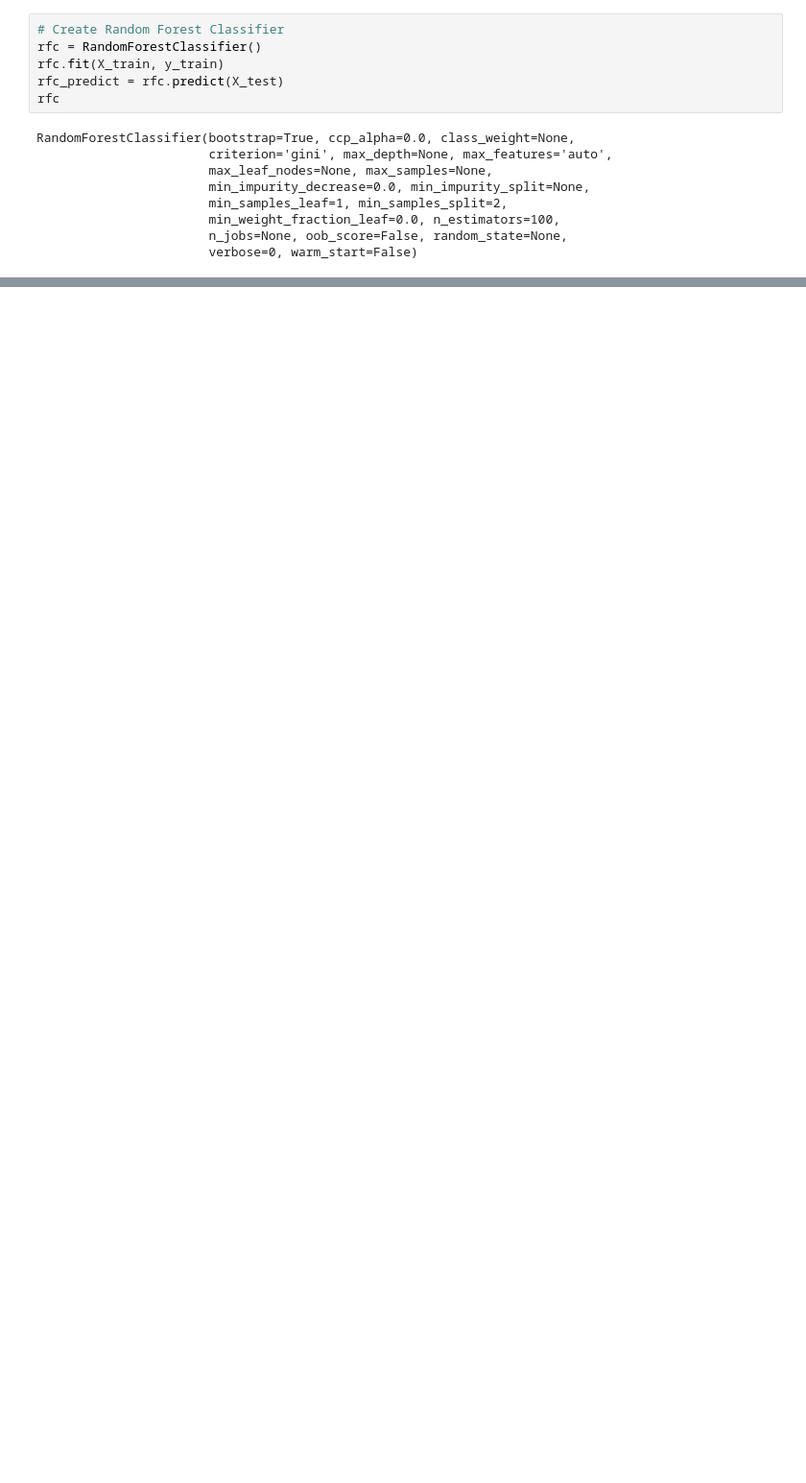
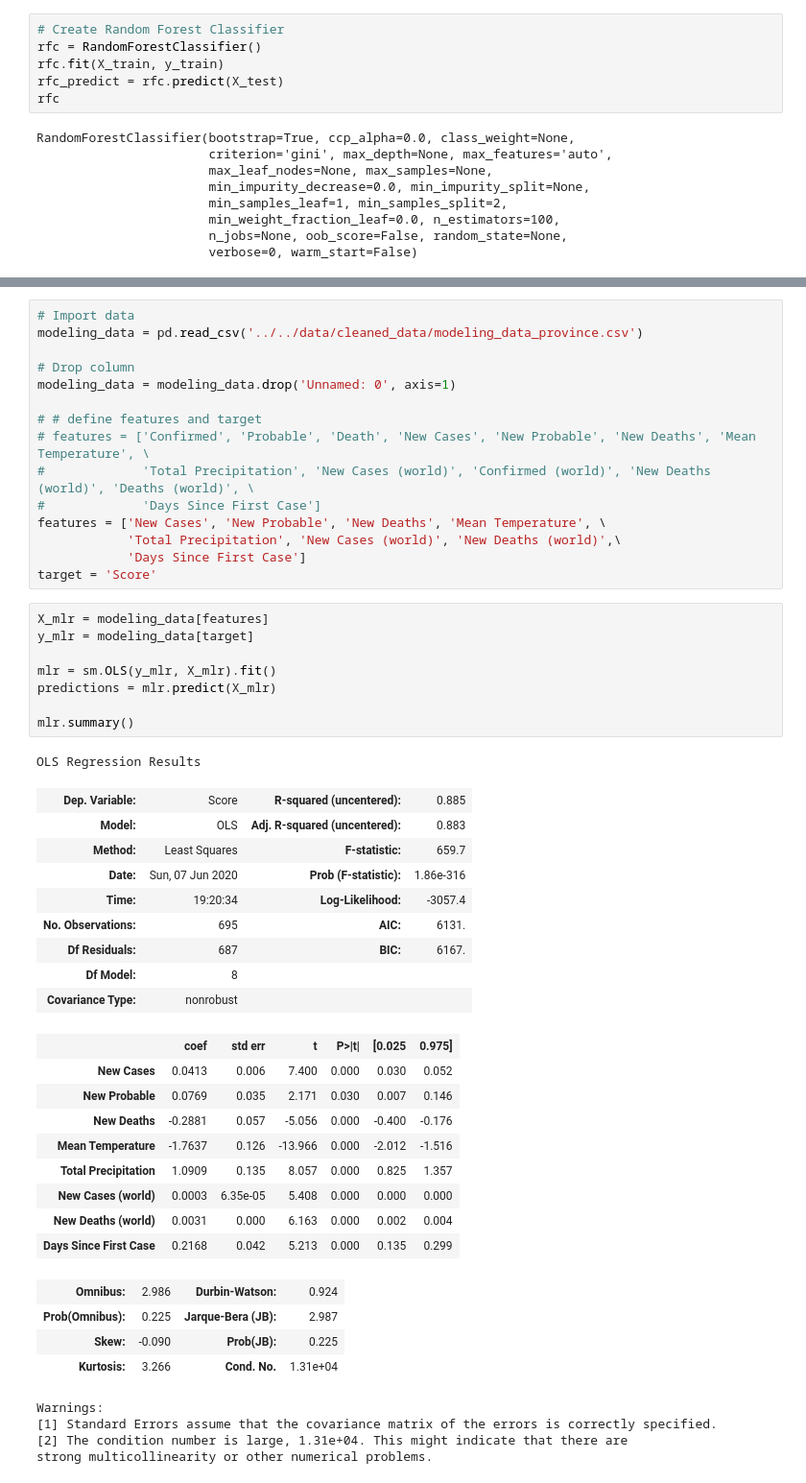
Before and after one commit to francomomo/DataFest-2020, a Jupyter notebook: scripts/Python/modeling.ipynb, the cells around one changed output, grey strips where cells are left out. Shown: that part at 96% size. Drawn from its saved outputs; the diff is of its cells as text; blank space fills up the shorter version.

```diff
--- a/scripts/Python/modeling.ipynb
+++ b/scripts/Python/modeling.ipynb
@@ -189,0 +306,51 @@ ValueError: multiclass format is not supported
+# %%
+# Import data
+modeling_data = pd.read_csv('../../data/cleaned_data/modeling_data_province.csv')
+
+# Drop column
+modeling_data = modeling_data.drop('Unnamed: 0', axis=1)
+
+# # define features and target
+# features = ['Confirmed', 'Probable', 'Death', 'New Cases', 'New Probable', 'New Deaths', 'Mean Temperature', \
+#             'Total Precipitation', 'New Cases (world)', 'Confirmed (world)', 'New Deaths (world)', 'Deaths (world)', \
+#             'Days Since First Case']
+features = ['New Cases', 'New Probable', 'New Deaths', 'Mean Temperature', \
+            'Total Precipitation', 'New Cases (world)', 'New Deaths (world)',\
+            'Days Since First Case']
+target = 'Score'
+# %%
+X_mlr = modeling_data[features]
+y_mlr = modeling_data[target]
+
+mlr = sm.OLS(y_mlr, X_mlr).fit()
+predictions = mlr.predict(X_mlr)
+
+mlr.summary()
+# %% [output]
+OLS Regression Results
+| Dep. Variable: | Score | R-squared (uncentered): | 0.885 |
+| Model: | OLS | Adj. R-squared (uncentered): | 0.883 |
+| Method: | Least Squares | F-statistic: | 659.7 |
+| Date: | Sun, 07 Jun 2020 | Prob (F-statistic): | 1.86e-316 |
+| Time: | 19:20:34 | Log-Likelihood: | -3057.4 |
+| No. Observations: | 695 | AIC: | 6131. |
+| Df Residuals: | 687 | BIC: | 6167. |
+| Df Model: | 8 |  |  |
+| Covariance Type: | nonrobust |  |  |
+|  | coef | std err | t | P>|t| | [0.025 | 0.975] |
+| New Cases | 0.0413 | 0.006 | 7.400 | 0.000 | 0.030 | 0.052 |
+| New Probable | 0.0769 | 0.035 | 2.171 | 0.030 | 0.007 | 0.146 |
+| New Deaths | -0.2881 | 0.057 | -5.056 | 0.000 | -0.400 | -0.176 |
+| Mean Temperature | -1.7637 | 0.126 | -13.966 | 0.000 | -2.012 | -1.516 |
+| Total Precipitation | 1.0909 | 0.135 | 8.057 | 0.000 | 0.825 | 1.357 |
+| New Cases (world) | 0.0003 | 6.35e-05 | 5.408 | 0.000 | 0.000 | 0.000 |
+| New Deaths (world) | 0.0031 | 0.000 | 6.163 | 0.000 | 0.002 | 0.004 |
+| Days Since First Case | 0.2168 | 0.042 | 5.213 | 0.000 | 0.135 | 0.299 |
+| Omnibus: | 2.986 | Durbin-Watson: | 0.924 |
+| Prob(Omnibus): | 0.225 | Jarque-Bera (JB): | 2.987 |
+| Skew: | -0.090 | Prob(JB): | 0.225 |
+| Kurtosis: | 3.266 | Cond. No. | 1.31e+04 |
+Warnings:
+[1] Standard Errors assume that the covariance matrix of the errors is correctly specified.
+[2] The condition number is large, 1.31e+04. This might indicate that there are
+strong multicollinearity or other numerical problems.
```
Also changed, not shown: parts of 10 cells of this notebook, 12 other files.
